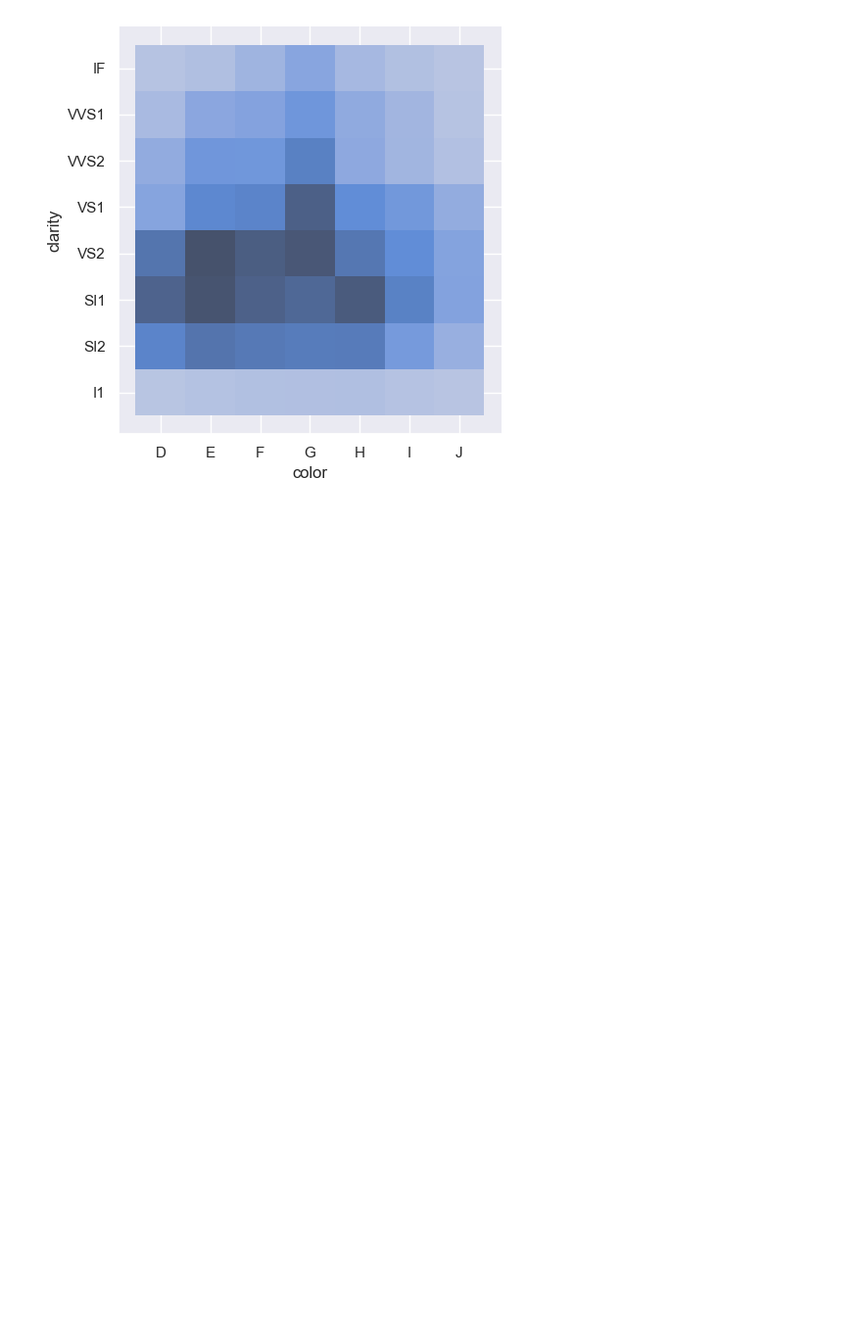
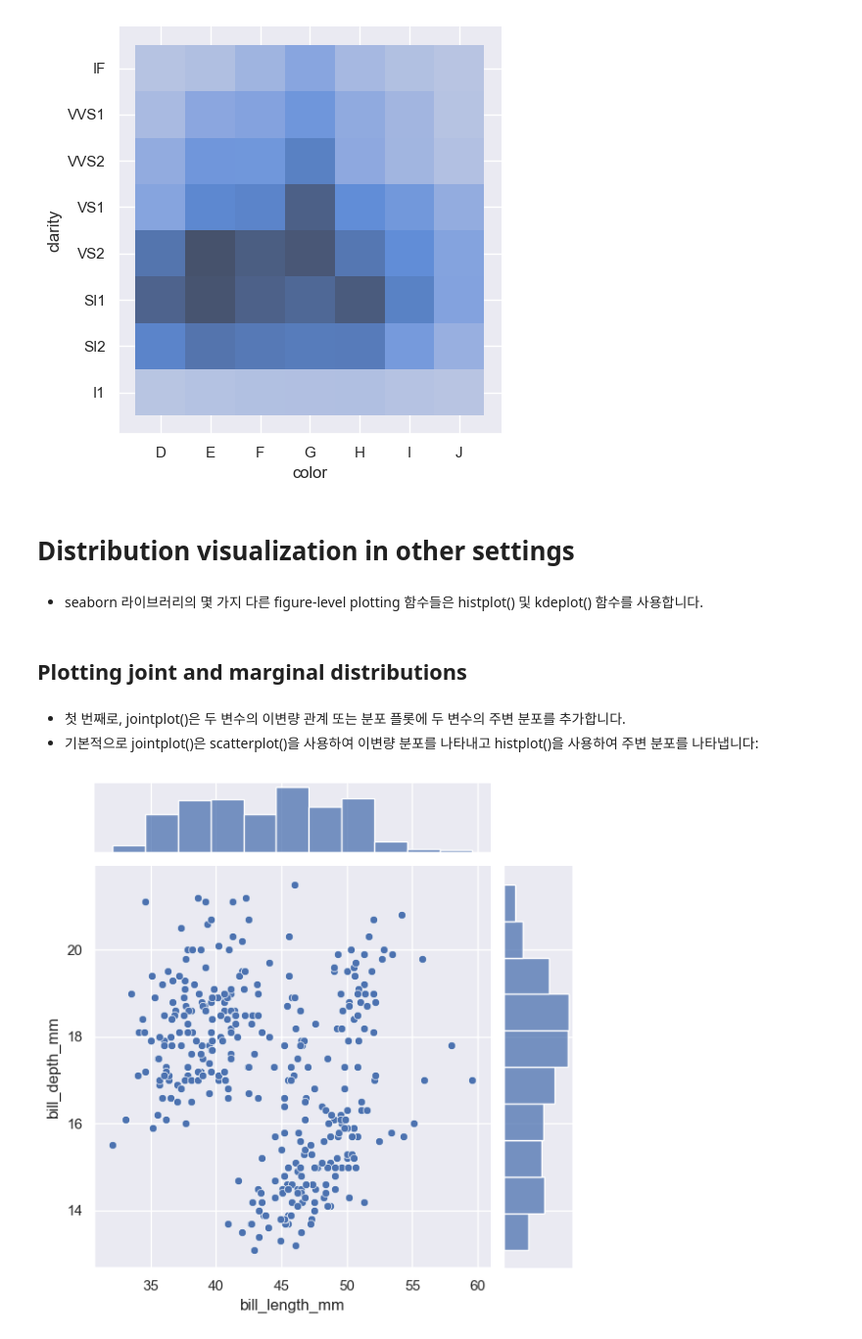
Before and after one commit to kinghy00/Seaborn-Tutorial, a Jupyter notebook: Visualizing_distributions_of_data.ipynb, the cells around one changed output. Shown at 98% size. Cells and saved outputs as stored; diff of their text form; code cells hidden in the pictures; blank space fills up the shorter version.

```diff
--- a/Visualizing_distributions_of_data.ipynb
+++ b/Visualizing_distributions_of_data.ipynb
@@ -359,3 +359,16 @@ sns.displot(diamonds, x="price", y="clarity", log_scale=(True, False));
 sns.displot(diamonds, x="color", y="clarity");
 # %% [output]
 [figure]
+# %% [markdown]
+# Distribution visualization in other settings
+# %% [markdown]
+- seaborn 라이브러리의 몇 가지 다른 figure-level plotting 함수들은 histplot() 및 kdeplot() 함수를 사용합니다.
+# %% [markdown]
+## Plotting joint and marginal distributions
+# %% [markdown]
+- 첫 번째로, jointplot()은 두 변수의 이변량 관계 또는 분포 플롯에 두 변수의 주변 분포를 추가합니다.
+- 기본적으로 jointplot()은 scatterplot()을 사용하여 이변량 분포를 나타내고 histplot()을 사용하여 주변 분포를 나타냅니다:
+# %%
+sns.jointplot(data=penguins, x="bill_length_mm", y="bill_depth_mm");
+# %% [output]
+[figure, added]
```
Also changed, not shown: parts of 14 cells of this notebook.
